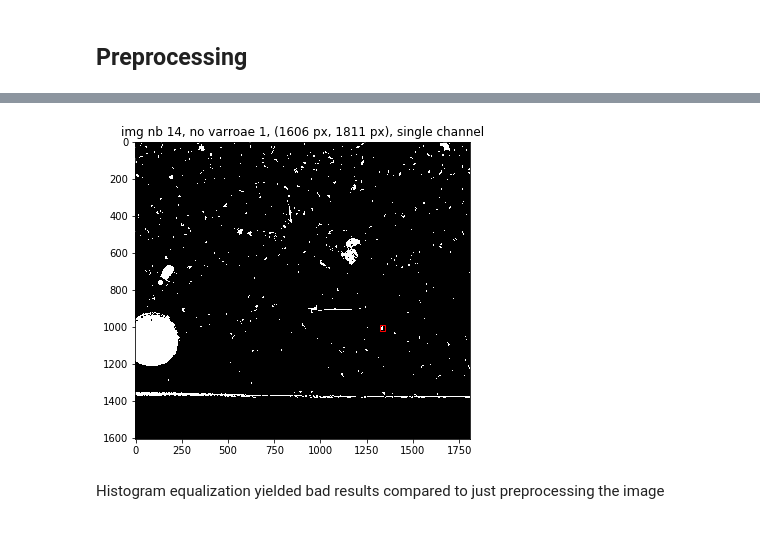
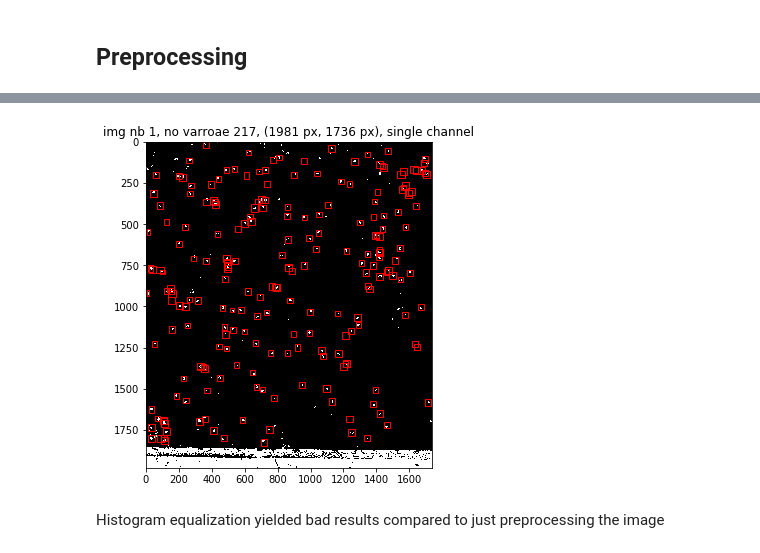
Before and after one commit to emmwel/img_an_pat_rec, a Jupyter notebook: project/special_project.ipynb, the cells around one changed output, grey strips where cells are left out. Drawn from its saved outputs; the diff is of its cells as text; code cells hidden in the pictures.

```diff
--- a/project/special_project.ipynb
+++ b/project/special_project.ipynb
@@ -256,12 +263,13 @@ plt.show()
 def preprocess_image(img):
     img = remove_yellow(img)
     img_g = rgb2gray(img)
-    img_th = mp.erosion(mp.erosion(threshold_dual(skimage.img_as_ubyte(img_g), 1, 100)))
-    return img_th
+    img_th = threshold_dual(skimage.img_as_ubyte(img_g), 1, 100)
+    img_er = erode(img_th,1)
+    return img_er
 # %%
-plot_with_annotation(14,preprocess_image(img_collection[14]))
+plot_with_annotation(1,preprocess_image(img_collection[1]))
 # %% [output]
-[figure, old version]
+[figure, new version]
 # %% [markdown]
 Histogram equalization yielded bad results compared to just preprocessing the image
 # %%
```
Also changed, not shown: parts of 17 cells of this notebook.
